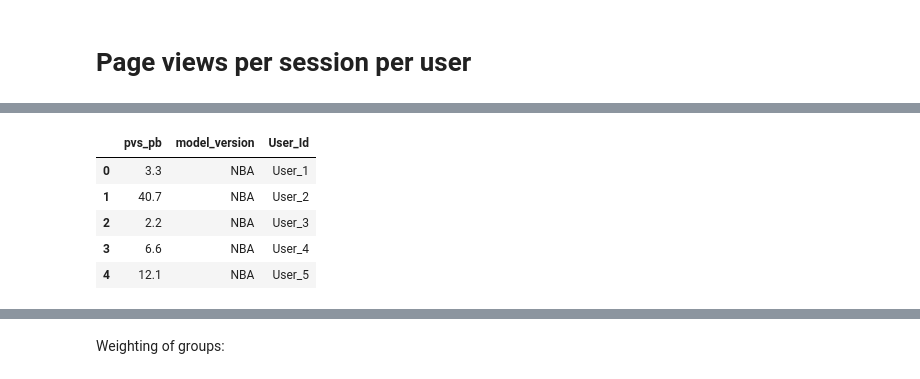
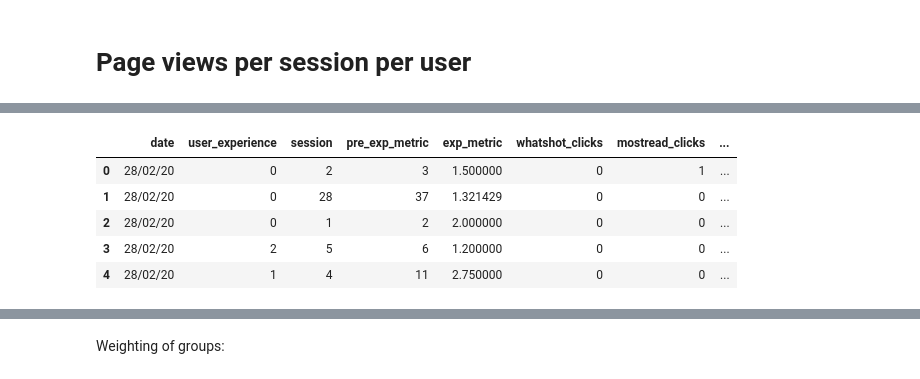
Before and after one commit to frankhopkins/pyhton_ab_notebooks, a Jupyter notebook: 08_fh_experiment_analysis_template.ipynb, the cells around one changed output, grey strips where cells are left out. Cells and saved outputs as stored; diff of their text form; code cells hidden in the pictures.

```diff
--- a/08_fh_experiment_analysis_template.ipynb
+++ b/08_fh_experiment_analysis_template.ipynb
@@ -41,13 +45,13 @@ warnings.filterwarnings("ignore")
 # %%
 ## Import data
 
-local = 'NBA_dummy_data_fh.csv'
-df = pd.read_csv(local)
+local = 'tribalism_data.csv'
+df = pd.read_csv(local, encoding='unicode_escape')
 df.head()
 # %% [output]
-|  | pvs_pb | model_version | User_Id |
-| 0 | 3.3 | NBA | User_1 |
-| 1 | 40.7 | NBA | User_2 |
-| 2 | 2.2 | NBA | User_3 |
-| 3 | 6.6 | NBA | User_4 |
-| 4 | 12.1 | NBA | User_5 |
+|  | date | user_experience | session | pre_exp_metric | exp_metric | whatshot_clicks | mostread_clicks | ... |
+| 0 | 28/02/20 | 0 | 2 | 3 | 1.500000 | 0 | 1 | ... |
+| 1 | 28/02/20 | 0 | 28 | 37 | 1.321429 | 0 | 0 | ... |
+| 2 | 28/02/20 | 0 | 1 | 2 | 2.000000 | 0 | 0 | ... |
+| 3 | 28/02/20 | 2 | 5 | 6 | 1.200000 | 0 | 0 | ... |
+| 4 | 28/02/20 | 1 | 4 | 11 | 2.750000 | 0 | 0 | ... |
```
Also changed, not shown: parts of 65 cells of this notebook.
